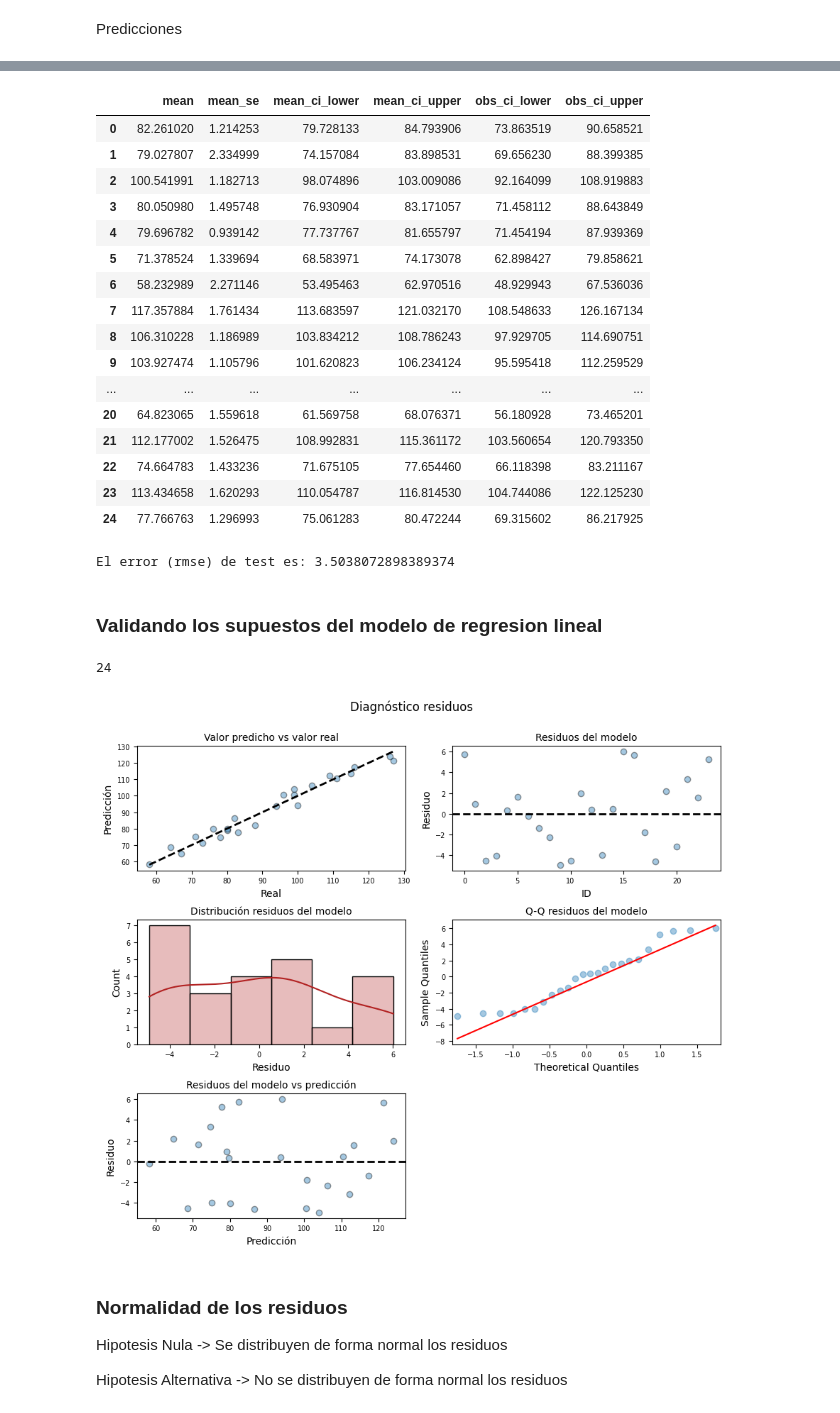
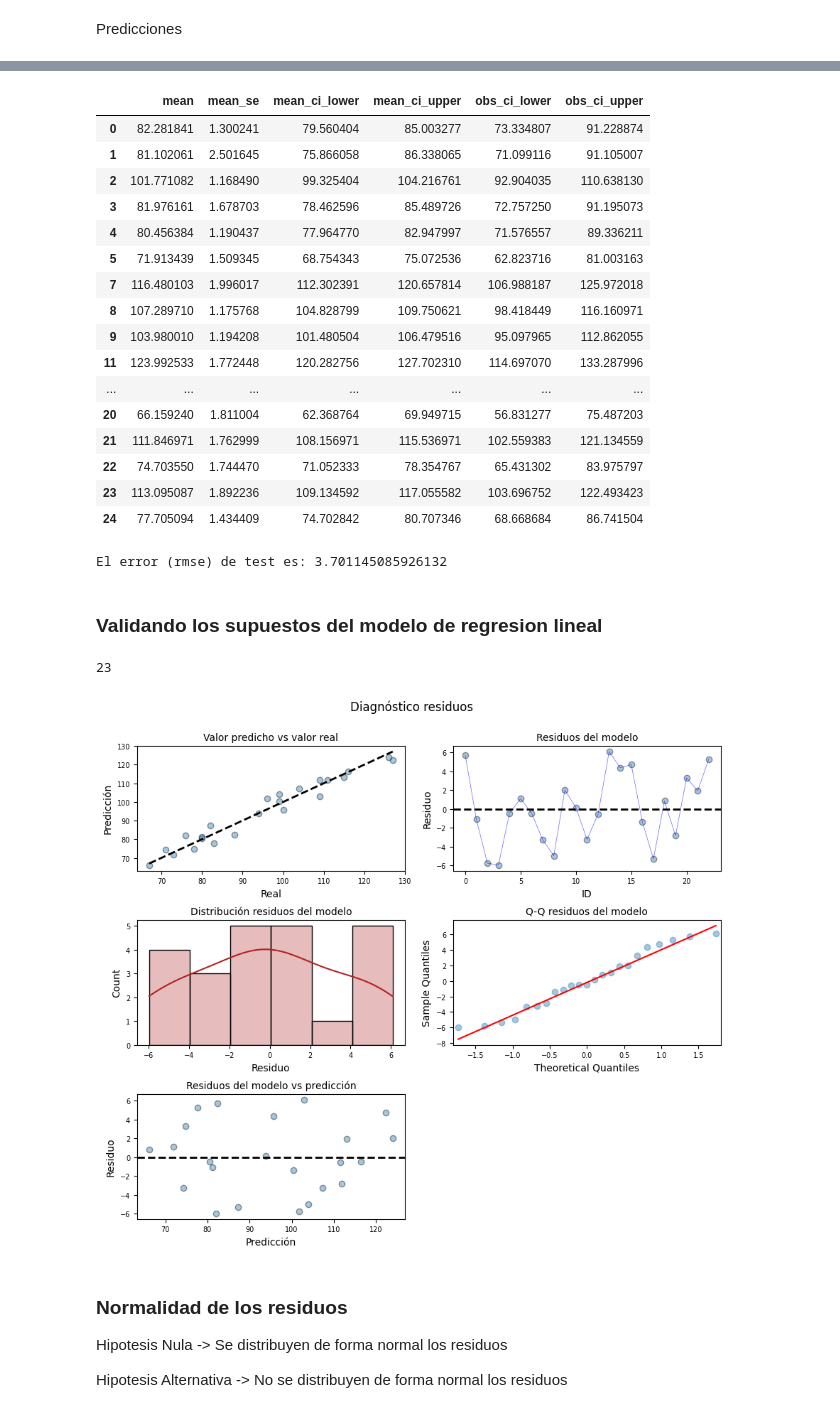
Before and after one commit to JuanJoseNaranjo/Regresion_lineal_multiple, a Jupyter notebook: Trabajo3EAE_JuanJoseNaranjoVelasquez_DiegoAlejandroMoraSuarez_KennethDavidLeonelTriana.ipynb, the cells around one changed output, grey strips where cells are left out. Drawn from its saved outputs; the diff is of its cells as text; code cells hidden in the pictures.

```diff
--- a/Trabajo3EAE_JuanJoseNaranjoVelasquez_DiegoAlejandroMoraSuarez_KennethDavidLeonelTriana.ipynb
+++ b/Trabajo3EAE_JuanJoseNaranjoVelasquez_DiegoAlejandroMoraSuarez_KennethDavidLeonelTriana.ipynb
@@ -268,5 +265,5 @@ Bajo lo anterior observamos que según los test de observaciones influenciales,
 # %%
-indices_a_eliminar = [15]
+indices_a_eliminar = [6,10]
 DatosLaboral.drop(indices_a_eliminar, inplace=True)
 x = DatosLaboral.drop(columns='Y')
 y = DatosLaboral['Y']
@@ -694,29 +695,29 @@ predicciones = modelo.get_prediction(exog = x).summary_frame(alpha=0.05)
 predicciones
 # %% [output]
 |  | mean | mean_se | mean_ci_lower | mean_ci_upper | obs_ci_lower | obs_ci_upper |
-| 0 | 82.261020 | 1.214253 | 79.728133 | 84.793906 | 73.863519 | 90.658521 |
-| 1 | 79.027807 | 2.334999 | 74.157084 | 83.898531 | 69.656230 | 88.399385 |
-| 2 | 100.541991 | 1.182713 | 98.074896 | 103.009086 | 92.164099 | 108.919883 |
-| 3 | 80.050980 | 1.495748 | 76.930904 | 83.171057 | 71.458112 | 88.643849 |
-| 4 | 79.696782 | 0.939142 | 77.737767 | 81.655797 | 71.454194 | 87.939369 |
-| 5 | 71.378524 | 1.339694 | 68.583971 | 74.173078 | 62.898427 | 79.858621 |
-| 6 | 58.232989 | 2.271146 | 53.495463 | 62.970516 | 48.929943 | 67.536036 |
-| 7 | 117.357884 | 1.761434 | 113.683597 | 121.032170 | 108.548633 | 126.167134 |
-| 8 | 106.310228 | 1.186989 | 103.834212 | 108.786243 | 97.929705 | 114.690751 |
-| 9 | 103.927474 | 1.105796 | 101.620823 | 106.234124 | 95.595418 | 112.259529 |
+| 0 | 82.281841 | 1.300241 | 79.560404 | 85.003277 | 73.334807 | 91.228874 |
+| 1 | 81.102061 | 2.501645 | 75.866058 | 86.338065 | 71.099116 | 91.105007 |
+| 2 | 101.771082 | 1.168490 | 99.325404 | 104.216761 | 92.904035 | 110.638130 |
+| 3 | 81.976161 | 1.678703 | 78.462596 | 85.489726 | 72.757250 | 91.195073 |
+| 4 | 80.456384 | 1.190437 | 77.964770 | 82.947997 | 71.576557 | 89.336211 |
+| 5 | 71.913439 | 1.509345 | 68.754343 | 75.072536 | 62.823716 | 81.003163 |
+| 7 | 116.480103 | 1.996017 | 112.302391 | 120.657814 | 106.988187 | 125.972018 |
+| 8 | 107.289710 | 1.175768 | 104.828799 | 109.750621 | 98.418449 | 116.160971 |
+| 9 | 103.980010 | 1.194208 | 101.480504 | 106.479516 | 95.097965 | 112.862055 |
+| 11 | 123.992533 | 1.772448 | 120.282756 | 127.702310 | 114.697070 | 133.287996 |
 | ... | ... | ... | ... | ... | ... | ... |
-| 20 | 64.823065 | 1.559618 | 61.569758 | 68.076371 | 56.180928 | 73.465201 |
-| 21 | 112.177002 | 1.526475 | 108.992831 | 115.361172 | 103.560654 | 120.793350 |
-| 22 | 74.664783 | 1.433236 | 71.675105 | 77.654460 | 66.118398 | 83.211167 |
-| 23 | 113.434658 | 1.620293 | 110.054787 | 116.814530 | 104.744086 | 122.125230 |
-| 24 | 77.766763 | 1.296993 | 75.061283 | 80.472244 | 69.315602 | 86.217925 |
+| 20 | 66.159240 | 1.811004 | 62.368764 | 69.949715 | 56.831277 | 75.487203 |
+| 21 | 111.846971 | 1.762999 | 108.156971 | 115.536971 | 102.559383 | 121.134559 |
+| 22 | 74.703550 | 1.744470 | 71.052333 | 78.354767 | 65.431302 | 83.975797 |
+| 23 | 113.095087 | 1.892236 | 109.134592 | 117.055582 | 103.696752 | 122.493423 |
+| 24 | 77.705094 | 1.434409 | 74.702842 | 80.707346 | 68.668684 | 86.741504 |
 # %%
 # Error de test del modelo
 # ==============================================================================
 error = rmse(y, predicciones['mean'])
 print(f"El error (rmse) de test es: {error}")
 # %% [output]
-El error (rmse) de test es: 3.5038072898389374
+El error (rmse) de test es: 3.701145085926132
 # %% [markdown]
 ### Validando los supuestos del modelo de regresion lineal
 # %%
@@ -729,7 +730,7 @@ residuos = modelo.resid
 prediccion_train = modelo.predict(x)
 len(residuos)
 # %% [output]
-24
+23
 # %%
 # Gráficos de diagnóstico
 fig, axes = plt.subplots(nrows=3, ncols=2, figsize=(9, 8))
@@ -744,6 +745,7 @@ axes[0, 0].tick_params(labelsize=7)
 
 # Residuos del modelo
 axes[0, 1].scatter(range(len(residuos)), residuos, edgecolors=(0, 0, 0), alpha=0.4)
+axes[0, 1].plot(range(len(residuos)), residuos, color='blue', lw=0.5, alpha=0.6)
 axes[0, 1].axhline(y=0, linestyle='--', color='black', lw=2)
 axes[0, 1].set_title('Residuos del modelo', fontsize=10)
 axes[0, 1].set_xlabel('ID')
@@ -751,34 +753,34 @@ axes[0, 1].set_ylabel('Residuo')
 axes[0, 1].tick_params(labelsize=7)
 
 # Distribución de residuos
 sns.histplot(residuos, kde=True, ax=axes[1, 0], color='firebrick', alpha=0.3)
 axes[1, 0].set_title('Distribución residuos del modelo', fontsize=10)
 axes[1, 0].set_xlabel("Residuo")
 axes[1, 0].tick_params(labelsize=7)
 
 # Q-Q plot
 sm.qqplot(residuos, line='q', ax=axes[1, 1], color='firebrick', alpha=0.4, lw=2)
 axes[1, 1].set_title('Q-Q residuos del modelo', fontsize=10)
 axes[1, 1].tick_params(labelsize=7)
 
 # Residuos vs predicción
 axes[2, 0].scatter(prediccion_train, residuos, edgecolors=(0, 0, 0), alpha=0.4)
 axes[2, 0].axhline(y=0, linestyle='--', color='black', lw=2)
 axes[2, 0].set_title('Residuos del modelo vs predicción', fontsize=10)
 axes[2, 0].set_xlabel('Predicción')
 axes[2, 0].set_ylabel('Residuo')
 axes[2, 0].tick_params(labelsize=7)
 
 # Eliminar el último gráfico vacío
 fig.delaxes(axes[2, 1])
 
 # Ajustar diseño
 fig.tight_layout()
 plt.subplots_adjust(top=0.9)
 fig.suptitle('Diagnóstico residuos', fontsize=12)
 plt.show()
 # %% [output]
-[figure, old version]
+[figure, new version]
 # %% [markdown]
 ### Normalidad de los residuos
 
```
Also changed, not shown: parts of 22 cells of this notebook.
